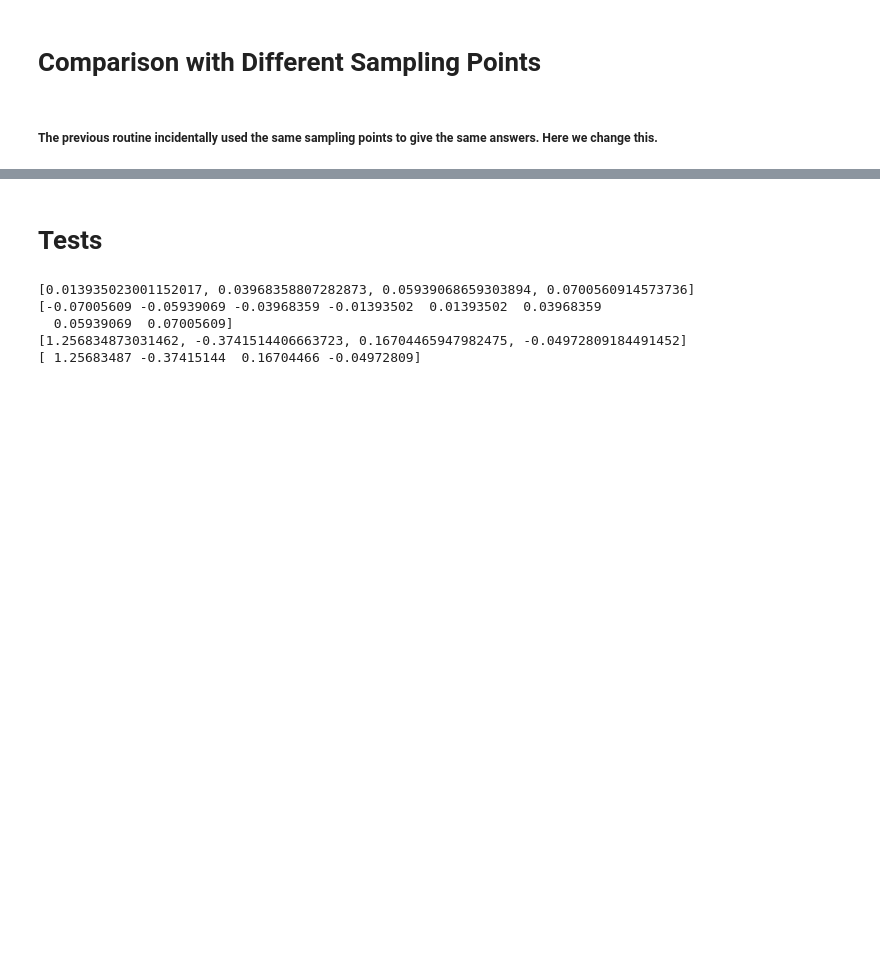
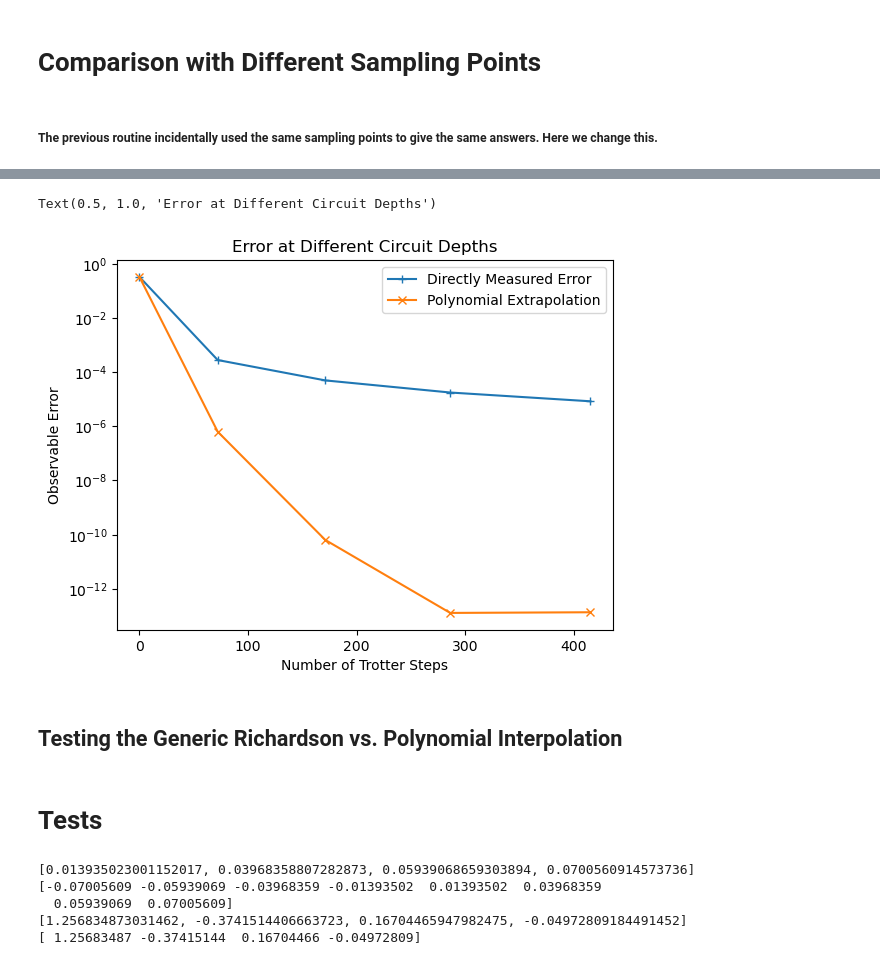
Before and after one commit to jacobwatkins1/Trotter-Extrapolation, a Jupyter notebook: Richardson_and_Polynomial_Comparison.ipynb, the cells around one changed output, grey strips where cells are left out. Drawn from its saved outputs; the diff is of its cells as text; code cells hidden in the pictures; blank space fills up the shorter version.

Commit message:
Plots showing performance of generic Richardson Extrapolation.

```diff
--- a/Richardson_and_Polynomial_Comparison.ipynb
+++ b/Richardson_and_Polynomial_Comparison.ipynb
@@ -1001,17 +1002,3 @@ def richardson_estimate_generic(order, s_list, Hterms, initial_state, time, obse
 
 
     return estimate
-# %%
-points_array_Richardson = []
-depth_array_Richardson = []
-order = 4
-
-for m in range(1, order+1): #max_node_number):
-    counter = m
-    sample_point = s_min*( np.sin(np.pi*(2*counter-1)/(4*order)) )
-    #print("Sample point", k, m, ":", sample_point)
-    points_array_Richardson.append( sample_point  )
-    depth_array_Richardson.append( 1/sample_point )
-
-print(points_array_Richardson)
-print("Depths:",depth_array_Richardson)
@@ -1021,15 +1004,0 @@ Depths: [71.76163253676218, 25.199334247819642, 16.837656834181267, 14.274276214
-# %%
-## New k' Richardson sampling points
-points_array_Richardson = []
-depth_array_Richardson = []
-order = 4
-
-for j in range(1, order+1): #max_node_number):
-    counter = j
-    sample_point = s_min*( np.sin(np.pi*(2*counter-1)/(4*2*order)) )
-    #print("Sample point", k, m, ":", sample_point)
-    points_array_Richardson.append( sample_point  )
-    depth_array_Richardson.append( 1/sample_point )
-
-print(points_array_Richardson)
-print("Depths", depth_array_Richardson)
@@ -1039,4 +1004,0 @@ Depths [71.76163253676218, 25.199334247819642, 16.837656834181267, 14.2742762149
-# %%
-s_list = generate_adjusted_nodes(s_min, order=4, type = 'regular' )
-points_array2 = Richardson_coefficient_finder(s_list, order)
-print(points_array2)
@@ -1045,3 +1069,17 @@ print(points_array2)
+# %%
+
+plt.semilogy(circuit_depths_generic, best_val_error_array_Richardson, label="Directly Measured Error", marker = '+')
+plt.semilogy(circuit_depths_generic, error_array_generic,  label="Polynomial Extrapolation", marker = 'x')
+#plt.semilogy(circuit_depth_array_poly,  best_val_error_array_poly, label="Directly Measured Error"  )
+plt.xlabel('Number of Trotter Steps')
+plt.ylabel('Observable Error')
+plt.legend()
+plt.title("Error at Different Circuit Depths")
+# %% [output]
+Text(0.5, 1.0, 'Error at Different Circuit Depths')
+[figure, added]
+# %% [markdown]
+## Testing the Generic Richardson vs. Polynomial Interpolation
 # %% [markdown]
 # Tests
 # %%
```
Also changed, not shown: parts of 6 cells of this notebook.
